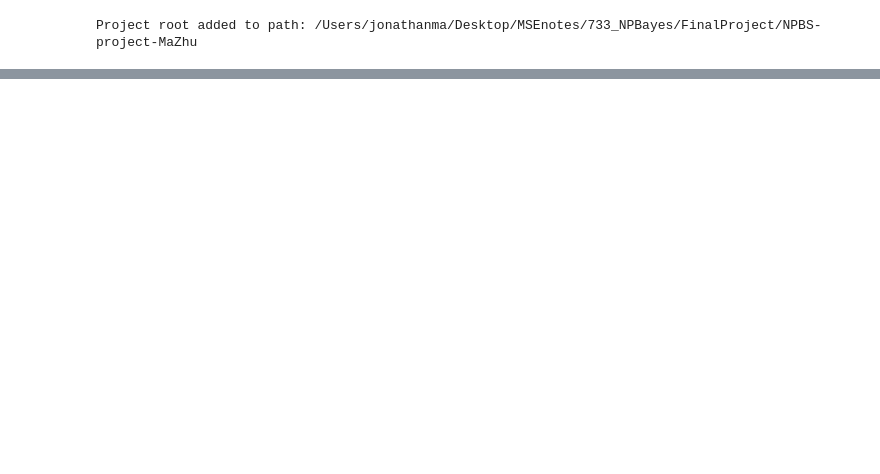
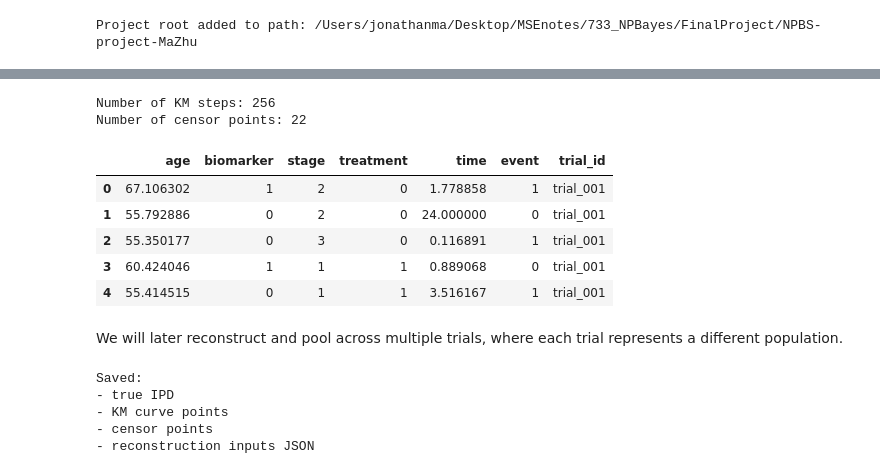
Before and after one commit to JonathanMa03/NPBS-project-MaZhu, a Jupyter notebook: notebooks/01_data_acquisition.ipynb, the cells around one changed output, grey strips where cells are left out. Saved outputs shown, nothing was run; the diff lists cells and outputs as text; code cells hidden in the pictures; blank space fills up the shorter version.

```diff
--- a/notebooks/01_data_acquisition.ipynb
+++ b/notebooks/01_data_acquisition.ipynb
@@ -109,0 +95,67 @@ results
+# %%
+# Define reconstruction inputs
+t = curve_points["time"].tolist()
+S = curve_points["survival"].tolist()
+cens_t = censor_points["time"].tolist()
+
+print("Number of KM steps:", len(t))
+print("Number of censor points:", len(cens_t))
+# %% [output]
+Number of KM steps: 256
+Number of censor points: 22
+# %%
+# Optional multi-trial preview
+from src.simulation.trial_generator import simulate_multi_trial
+
+multi = simulate_multi_trial(n_trials=4, n_per_trial=250, seed=733)
+df_multi = multi.ipd
+
+df_multi.head()
+# %% [output]
+|  | age | biomarker | stage | treatment | time | event | trial_id |
+| 0 | 67.106302 | 1 | 2 | 0 | 1.778858 | 1 | trial_001 |
+| 1 | 55.792886 | 0 | 2 | 0 | 24.000000 | 0 | trial_001 |
+| 2 | 55.350177 | 0 | 3 | 0 | 0.116891 | 1 | trial_001 |
+| 3 | 60.424046 | 1 | 1 | 1 | 0.889068 | 0 | trial_001 |
+| 4 | 55.414515 | 0 | 1 | 1 | 3.516167 | 1 | trial_001 |
+# %% [markdown]
+We will later reconstruct and pool across multiple trials, where each trial represents a different population.
+# %%
+from pathlib import Path
+
+# create directories
+base = Path("../data")
+(base / "raw").mkdir(parents=True, exist_ok=True)
+(base / "processed").mkdir(parents=True, exist_ok=True)
+
+# ---- Save TRUE IPD ----
+df_true.to_csv(base / "processed" / "true_ipd_trial_001.csv", index=False)
+
+# ---- Save KM curve inputs ----
+curve_points.to_csv(base / "raw" / "km_curve_points_trial_001.csv", index=False)
+censor_points.to_csv(base / "raw" / "km_censor_points_trial_001.csv", index=False)
+
+# ---- Save reconstruction-ready inputs ----
+import json
+
+inputs = {
+    "n": int(len(df_true)),
+    "t": curve_points["time"].tolist(),
+    "S": curve_points["survival"].tolist(),
+    "cens_t": censor_points["time"].tolist(),
+}
+
+with open(base / "raw" / "km_inputs_trial_001.json", "w") as f:
+    json.dump(inputs, f, indent=2)
+
+print("Saved:")
+print("- true IPD")
+print("- KM curve points")
+print("- censor points")
+print("- reconstruction inputs JSON")
+# %% [output]
+Saved:
+- true IPD
+- KM curve points
+- censor points
+- reconstruction inputs JSON
```
Also changed, not shown: parts of 8 cells of this notebook, 24 other files.
